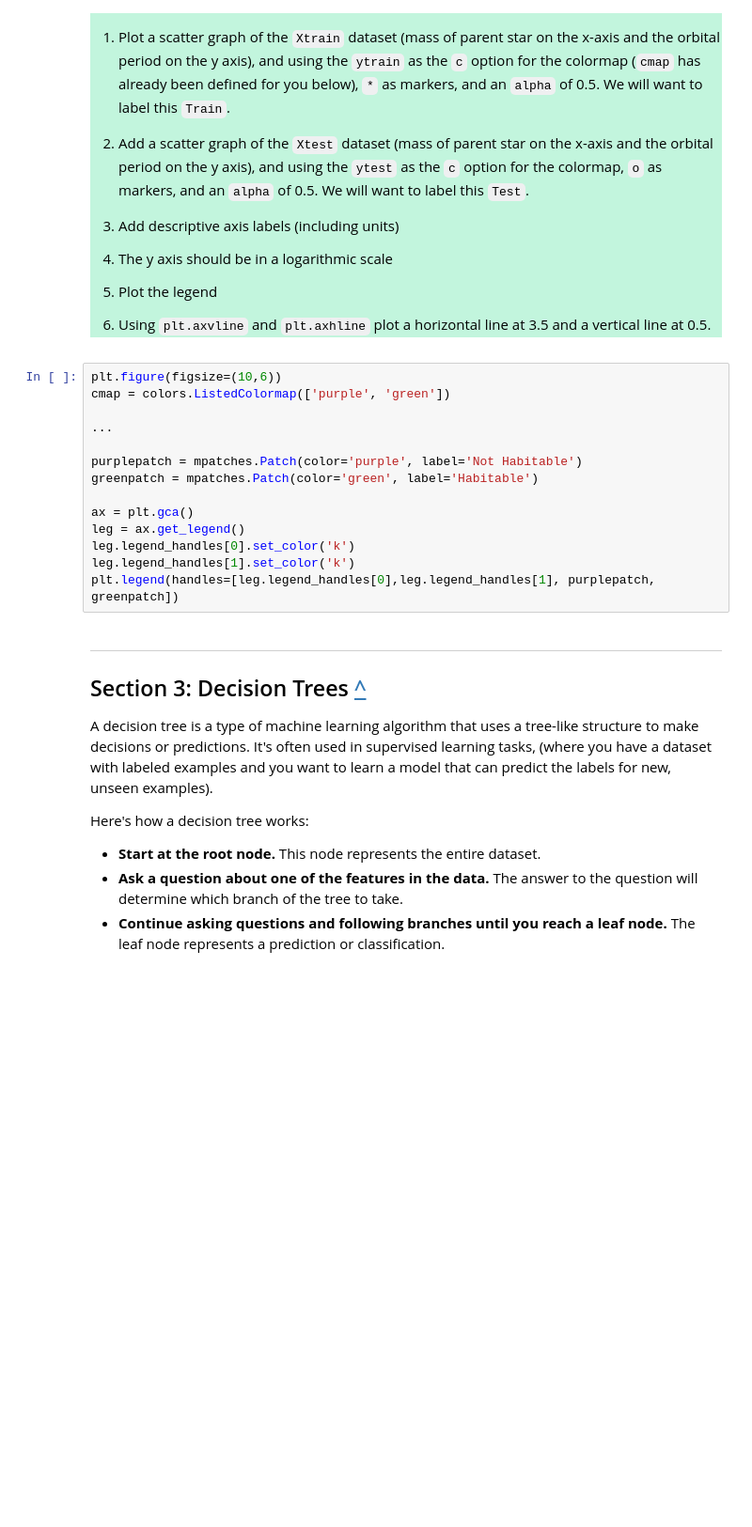
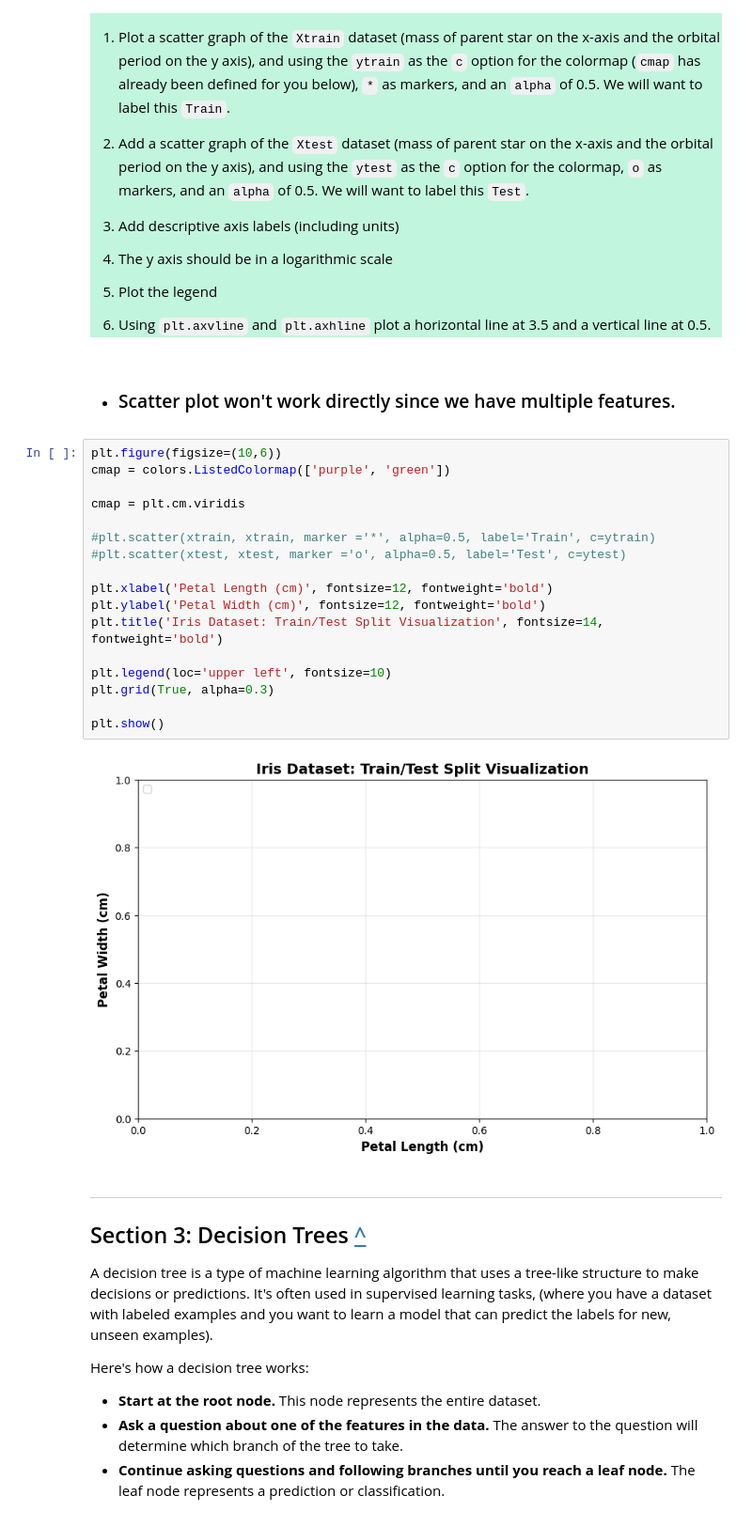
Before and after one commit to nakulpandit/QM_ML_DL_Lab, a Jupyter notebook: week 3/Week_3_2025_first_ML_project_Shared.ipynb, the cells around one changed output. Shown: that part at 94% size. Cells and saved outputs as stored; diff of their text form; blank space fills up the shorter version.

```diff
--- a/week 3/Week_3_2025_first_ML_project_Shared.ipynb
+++ b/week 3/Week_3_2025_first_ML_project_Shared.ipynb
@@ -131,20 +159,27 @@ Plot the train and test set in a nice scatter graph. I added some bits of code w
 5. Plot the legend
 
 3. Using `plt.axvline` and `plt.axhline` plot a horizontal line at 3.5 and a vertical line at 0.5.
-# %%
-plt.figure(figsize=(10,6))
-cmap = colors.ListedColormap(['purple', 'green'])
-
-...
-
-purplepatch = mpatches.Patch(color='purple', label='Not Habitable')
-greenpatch = mpatches.Patch(color='green', label='Habitable')
-
-ax = plt.gca()
-leg = ax.get_legend()
-leg.legend_handles[0].set_color('k')
-leg.legend_handles[1].set_color('k')
-plt.legend(handles=[leg.legend_handles[0],leg.legend_handles[1], purplepatch, greenpatch])
+# %% [markdown]
+ - ### Scatter plot won't work directly since we have multiple features.
+# %%
+plt.figure(figsize=(10,6))
+cmap = colors.ListedColormap(['purple', 'green'])
+
+cmap = plt.cm.viridis
+
+#plt.scatter(xtrain, xtrain, marker ='*', alpha=0.5, label='Train', c=ytrain)
+#plt.scatter(xtest, xtest, marker ='o', alpha=0.5, label='Test', c=ytest)
+
+plt.xlabel('Petal Length (cm)', fontsize=12, fontweight='bold')
+plt.ylabel('Petal Width (cm)', fontsize=12, fontweight='bold')
+plt.title('Iris Dataset: Train/Test Split Visualization', fontsize=14, fontweight='bold')
+
+plt.legend(loc='upper left', fontsize=10)
+plt.grid(True, alpha=0.3)
+
+plt.show()
+# %% [output]
+[figure, added]
 # %% [markdown]
 <hr style="border:2px solid gray">
 
```
Also changed, not shown: parts of 63 cells of this notebook.
